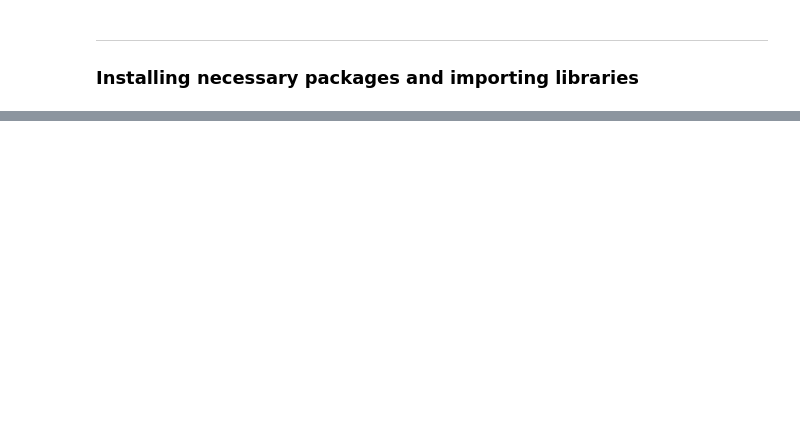
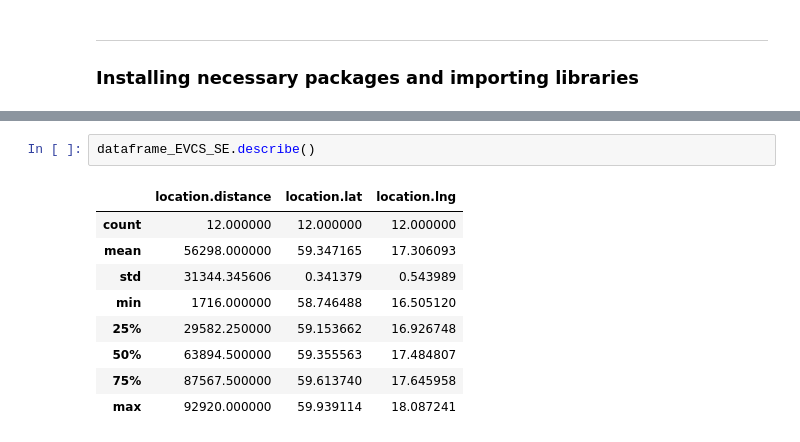
Before and after one commit to duringhof/Coursera_Capstone, a Jupyter notebook: EV_Charger_Capstone.ipynb, the cells around one changed output, grey strips where cells are left out. Drawn from its saved outputs; the diff is of its cells as text; blank space fills up the shorter version.

```diff
--- a/EV_Charger_Capstone.ipynb
+++ b/EV_Charger_Capstone.ipynb
@@ -16,0 +132,12 @@ At the heart of the solution will be the foursquare location category "EV Chargi
+# %%
+dataframe_EVCS_SE.describe()
+# %% [output]
+|  | location.distance | location.lat | location.lng |
+| count | 12.000000 | 12.000000 | 12.000000 |
+| mean | 56298.000000 | 59.347165 | 17.306093 |
+| std | 31344.345606 | 0.341379 | 0.543989 |
+| min | 1716.000000 | 58.746488 | 16.505120 |
+| 25% | 29582.250000 | 59.153662 | 16.926748 |
+| 50% | 63894.500000 | 59.355563 | 17.484807 |
+| 75% | 87567.500000 | 59.613740 | 17.645958 |
+| max | 92920.000000 | 59.939114 | 18.087241 |
```
Also changed, not shown: parts of 21 cells of this notebook.
